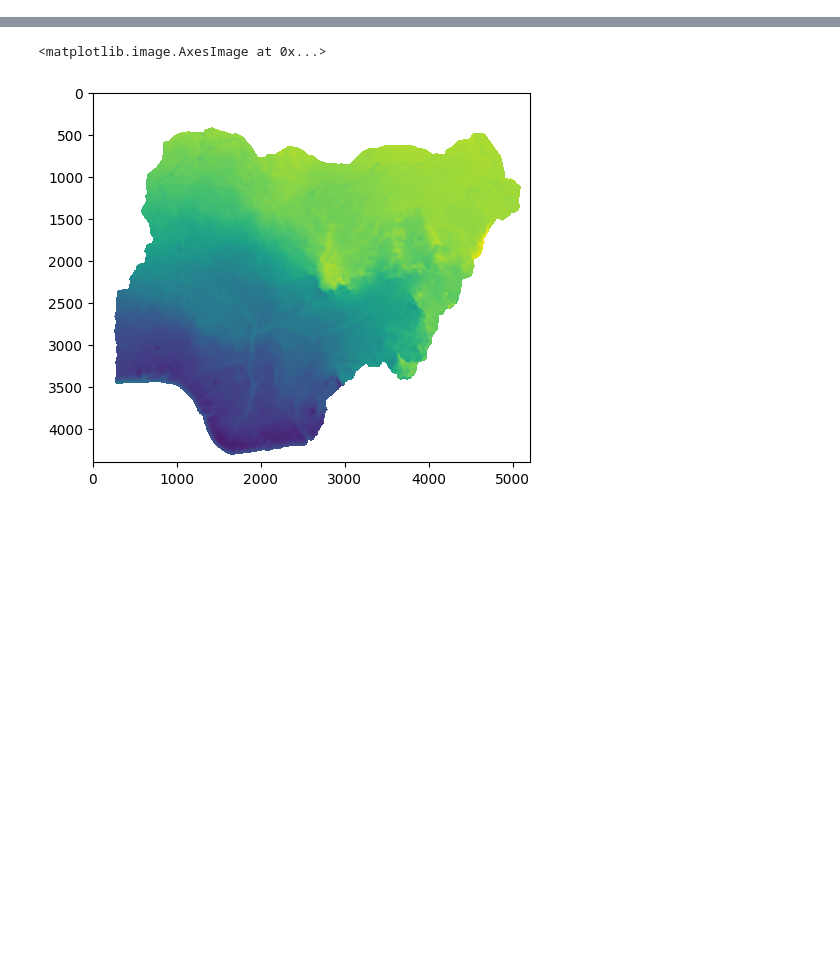
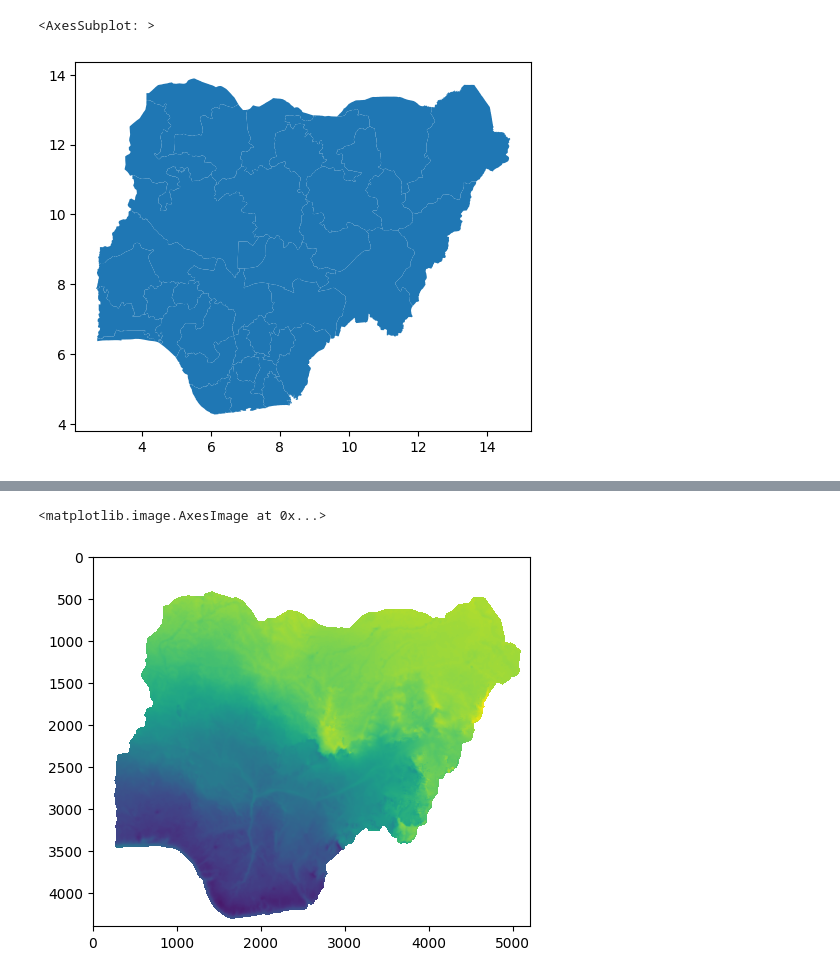
Before and after one commit to juliet29/cee276Renewables, a Jupyter notebook: final_project/notebook.ipynb, the cells around one changed output, grey strips where cells are left out. Cells and saved outputs as stored; diff of their text form; code cells hidden in the pictures; blank space fills up the shorter version.

```diff
--- a/final_project/notebook.ipynb
+++ b/final_project/notebook.ipynb
@@ -12,3 +14,11 @@ from plotly.subplots import make_subplots
 from matplotlib import pyplot as plt
 
 from icecream import ic
+# %%
+states_path = "data/states/nga_admbnda_adm1_osgof_20161215.shp"
+states = gpd.read_file(states_path)
+# %%
+states.plot()
+# %% [output]
+<AxesSubplot: >
+[figure, added]
```
Also changed, not shown: parts of 13 cells of this notebook, 1 other file.
